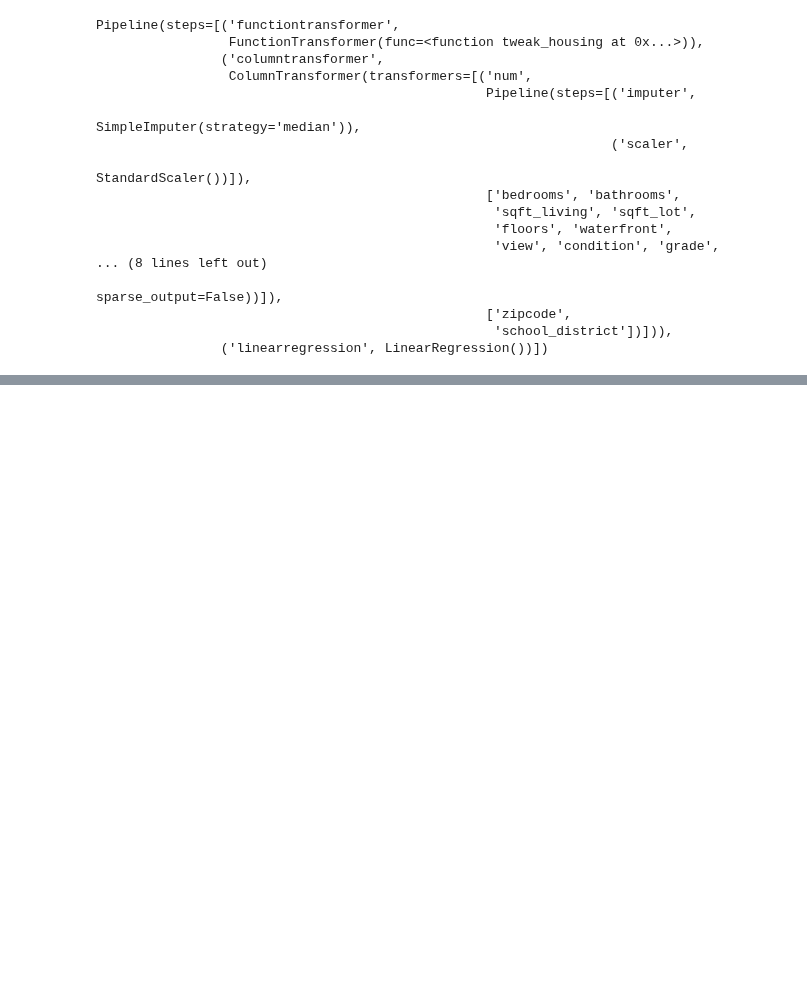
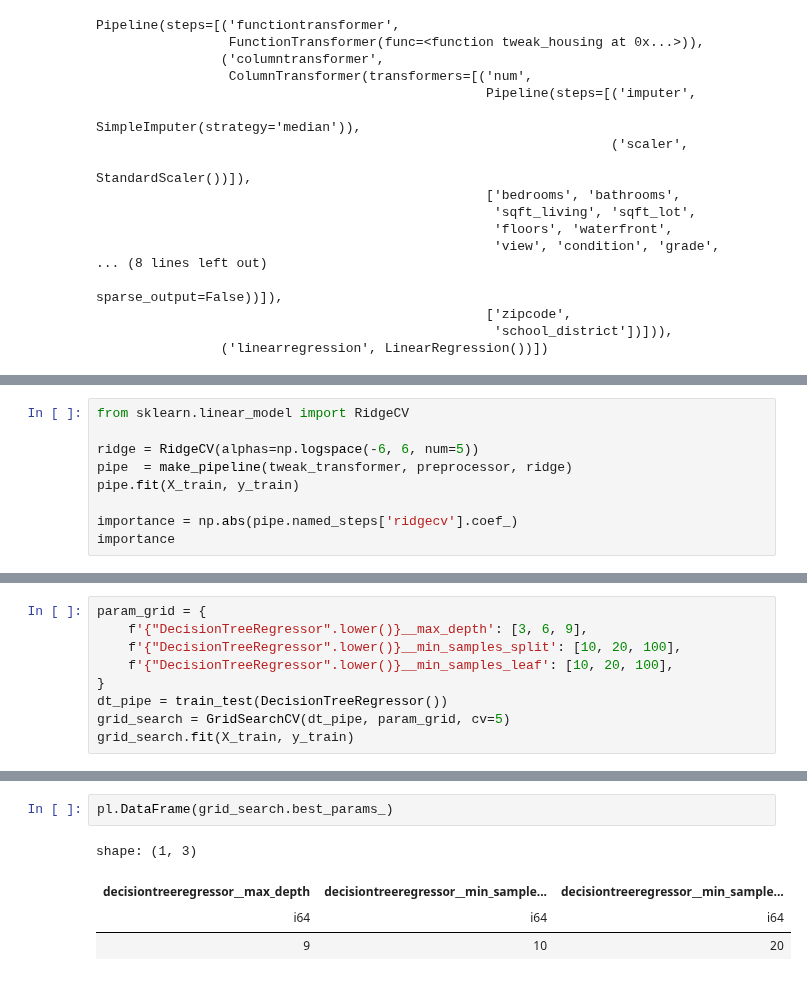
Before and after one commit to dataprogpy/code-samples, a Jupyter notebook: starter_files/07_robust_modeling_workflow.ipynb, the cells around one changed output, grey strips where cells are left out. Saved outputs shown, nothing was run; the diff lists cells and outputs as text; blank space fills up the shorter version.

```diff
--- a/starter_files/07_robust_modeling_workflow.ipynb
+++ b/starter_files/07_robust_modeling_workflow.ipynb
@@ -265,0 +321,9 @@ Pipeline(steps=[('functiontransformer',
+# %%
+from sklearn.linear_model import RidgeCV
+
+ridge = RidgeCV(alphas=np.logspace(-6, 6, num=5))
+pipe  = make_pipeline(tweak_transformer, preprocessor, ridge)
+pipe.fit(X_train, y_train)
+
+importance = np.abs(pipe.named_steps['ridgecv'].coef_)
+importance
@@ -265,0 +395,9 @@ Pipeline(steps=[('functiontransformer',
+# %%
+param_grid = {
+    f'{"DecisionTreeRegressor".lower()}__max_depth': [3, 6, 9],
+    f'{"DecisionTreeRegressor".lower()}__min_samples_split': [10, 20, 100],
+    f'{"DecisionTreeRegressor".lower()}__min_samples_leaf': [10, 20, 100],
+}
+dt_pipe = train_test(DecisionTreeRegressor())
+grid_search = GridSearchCV(dt_pipe, param_grid, cv=5)
+grid_search.fit(X_train, y_train)
@@ -265,0 +423,7 @@ Pipeline(steps=[('functiontransformer',
+# %%
+pl.DataFrame(grid_search.best_params_)
+# %% [output]
+shape: (1, 3)
+| decisiontreeregressor__max_depth | decisiontreeregressor__min_sample... | decisiontreeregressor__min_sample... |
+| i64 | i64 | i64 |
+| 9 | 10 | 20 |
```
Also changed, not shown: parts of 14 cells of this notebook.
